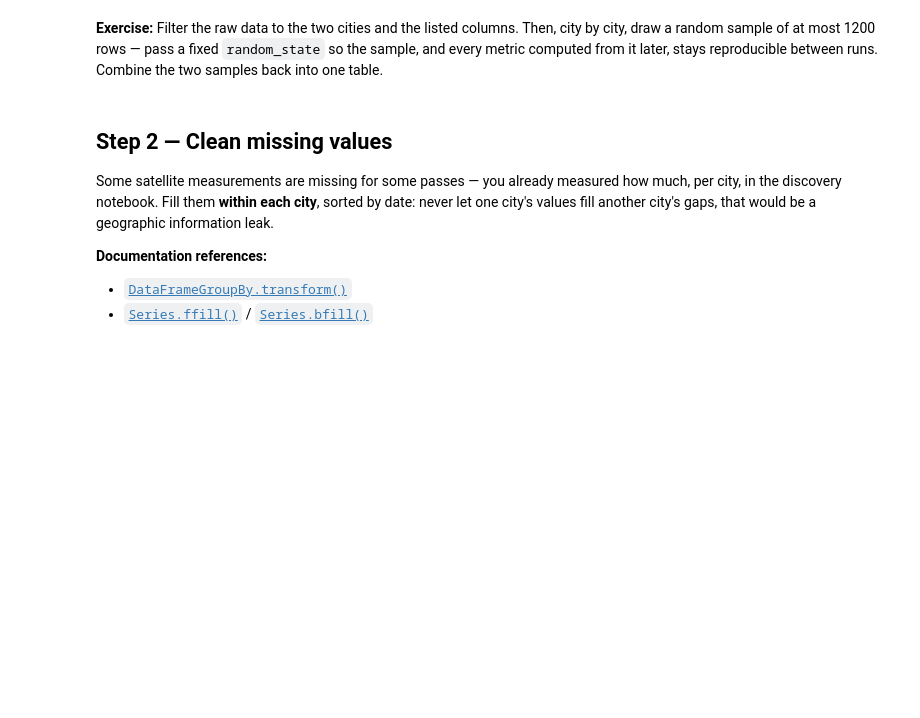
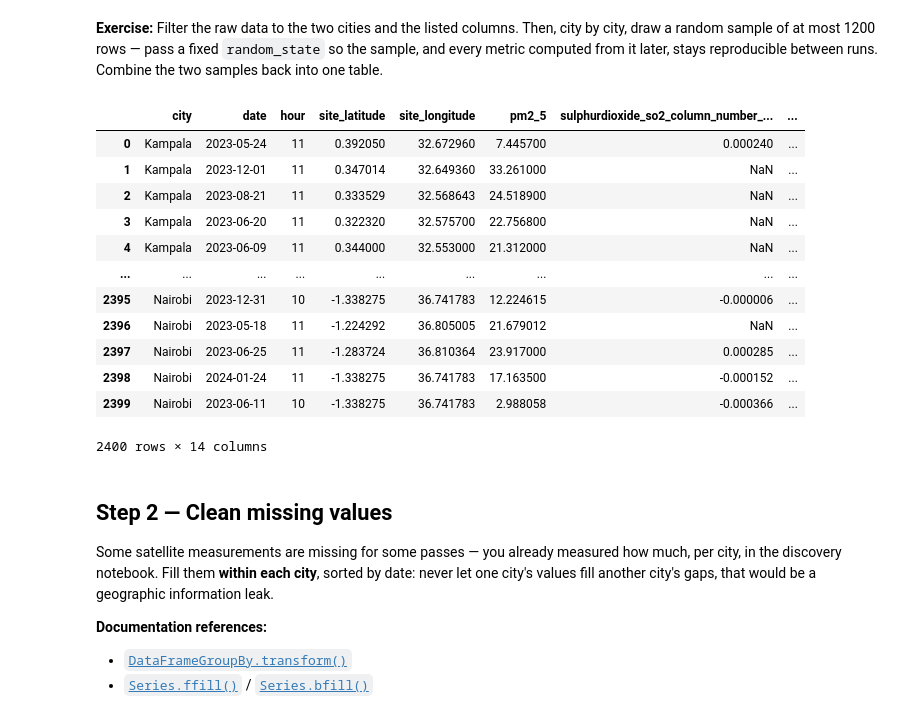
Before and after one commit to AlexisClaude/air_quality, a Jupyter notebook: notebooks/session2/02_pipeline.ipynb, the cells around one changed output. Drawn from its saved outputs; the diff is of its cells as text; code cells hidden in the pictures; blank space fills up the shorter version.

```diff
--- a/notebooks/session2/02_pipeline.ipynb
+++ b/notebooks/session2/02_pipeline.ipynb
@@ -38,6 +38,35 @@ Load `data/train.csv`, keep only the two cities and the columns listed above. Th
 **Exercise:** Filter the raw data to the two cities and the listed columns. Then, city by city, draw a random sample of at most 1200 rows — pass a fixed `random_state` so the sample, and every metric computed from it later, stays reproducible between runs. Combine the two samples back into one table.
 # %%
 # TODO 1: load train.csv, filter the two cities and the columns, cap at 1200 rows/city
+train_data_raw = pd.read_csv("../../data/train.csv")
+train_data_right_columns = train_data_raw[COLUMNS]
+
+cities = [TRAIN_CITY, TEST_CITY]
+
+train_data_right_columns_and_cities = train_data_right_columns[train_data_right_columns["city"].isin(cities)]
+train_data_right_columns_and_cities
+
+samples = []
+for city in cities:
+    train_data_city = train_data_right_columns_and_cities[train_data_right_columns_and_cities["city"]==city]
+    samples.append(train_data_city.sample(n = min(len(train_data_city), 1200), random_state = 67))
+
+train_data = pd.concat(samples, ignore_index=True)
+train_data
+# %% [output]
+|  | city | date | hour | site_latitude | site_longitude | pm2_5 | sulphurdioxide_so2_column_number_... | ... |
+| 0 | Kampala | 2023-05-24 | 11 | 0.392050 | 32.672960 | 7.445700 | 0.000240 | ... |
+| 1 | Kampala | 2023-12-01 | 11 | 0.347014 | 32.649360 | 33.261000 | NaN | ... |
+| 2 | Kampala | 2023-08-21 | 11 | 0.333529 | 32.568643 | 24.518900 | NaN | ... |
+| 3 | Kampala | 2023-06-20 | 11 | 0.322320 | 32.575700 | 22.756800 | NaN | ... |
+| 4 | Kampala | 2023-06-09 | 11 | 0.344000 | 32.553000 | 21.312000 | NaN | ... |
+| ... | ... | ... | ... | ... | ... | ... | ... | ... |
+| 2395 | Nairobi | 2023-12-31 | 10 | -1.338275 | 36.741783 | 12.224615 | -0.000006 | ... |
+| 2396 | Nairobi | 2023-05-18 | 11 | -1.224292 | 36.805005 | 21.679012 | NaN | ... |
+| 2397 | Nairobi | 2023-06-25 | 11 | -1.283724 | 36.810364 | 23.917000 | 0.000285 | ... |
+| 2398 | Nairobi | 2024-01-24 | 11 | -1.338275 | 36.741783 | 17.163500 | -0.000152 | ... |
+| 2399 | Nairobi | 2023-06-11 | 10 | -1.338275 | 36.741783 | 2.988058 | -0.000366 | ... |
+2400 rows × 14 columns
 # %% [markdown]
 ## Step 2 — Clean missing values
 
```
Also changed, not shown: parts of 1 cell of this notebook.
